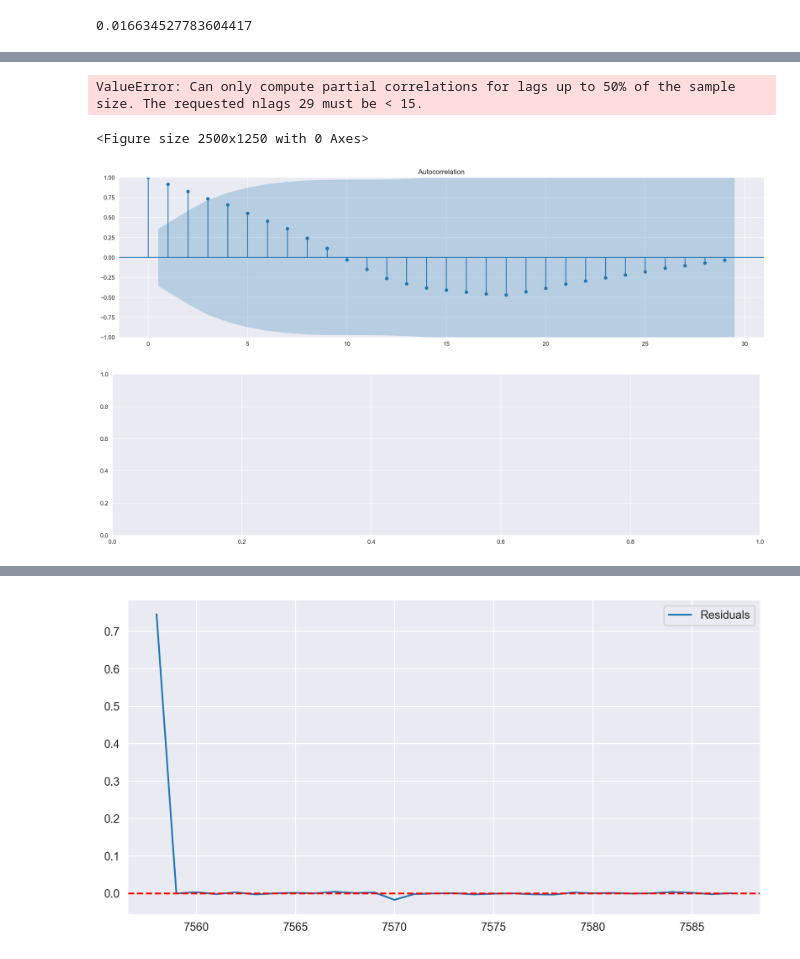
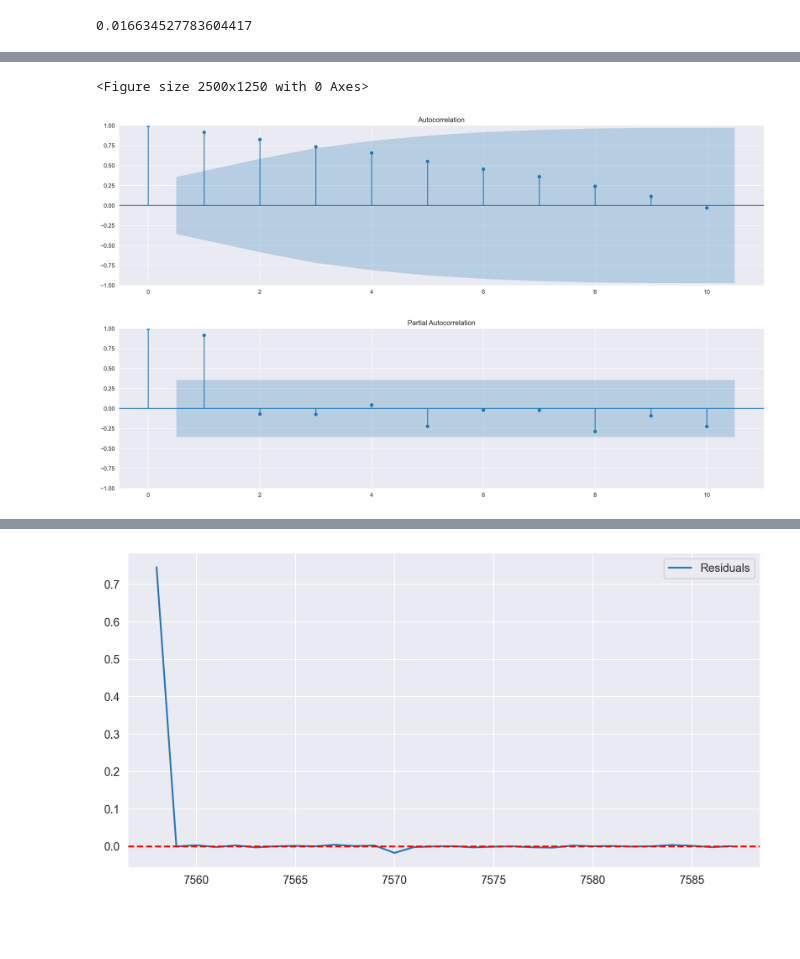
Before and after one commit to SanketMN/Assignments, a Jupyter notebook: Timeseries_assgnmt.ipynb, the cells around one changed output, grey strips where cells are left out. Cells and saved outputs as stored; diff of their text form; code cells hidden in the pictures; blank space fills up the shorter version.

```diff
--- a/Timeseries_assgnmt.ipynb
+++ b/Timeseries_assgnmt.ipynb
@@ -83,21 +123,20 @@ print(np.sqrt(mean_squared_error(test['Ex_rate'], ypred)))
 # %%
 import pandas as pd
 import matplotlib.pyplot as plt
 from statsmodels.graphics.tsaplots import plot_acf, plot_pacf
 
 # Load your time series data
 data = test['Ex_rate']  # Assuming 'test' has been preprocessed
 
 # Plot ACF and PACF
 plt.figure(figsize=(10, 5))
-plot_acf(data, lags=29, title="Autocorrelation")
-plot_pacf(data, lags=29, title="Partial Autocorrelation")
+plot_acf(data, lags=10, title="Autocorrelation")
+plot_pacf(data, lags=10, title="Partial Autocorrelation")
 plt.show()
 # %% [output]
-ValueError: Can only compute partial correlations for lags up to 50% of the sample size. The requested nlags 29 must be < 15.
+<Figure size 2500x1250 with 0 Axes>
-<Figure size 2500x1250 with 0 Axes>
-[figure, old version]
+[figure, new version]
-[figure, old version]
+[figure, new version]
 # %%
 # Fit ARIMA model
 p, d, q = 1, 1, 0
```
Also changed, not shown: parts of 15 cells of this notebook.
